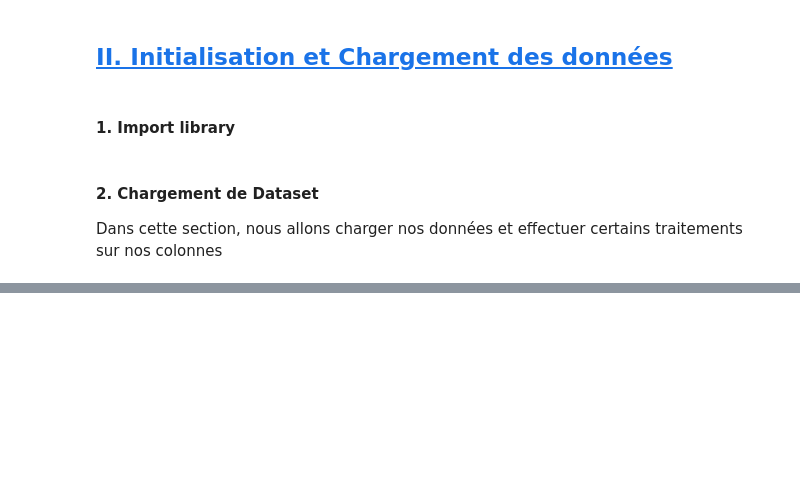
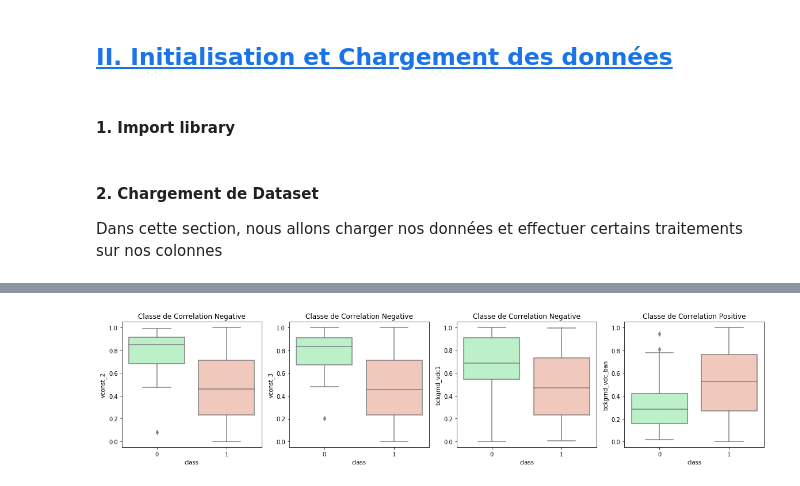
Before and after one commit to karidioulah/Climate-Model-Simulation-Crashes-Prediction, a Jupyter notebook: prediction_simulation_crashes.ipynb, the cells around one changed output, grey strips where cells are left out. Drawn from its saved outputs; the diff is of its cells as text; code cells hidden in the pictures; blank space fills up the shorter version.

Commit message:
Data exploration

```diff
--- a/prediction_simulation_crashes.ipynb
+++ b/prediction_simulation_crashes.ipynb
@@ -56,0 +151,24 @@ dataset.head()
+# %%
+f, axes = plt.subplots(ncols=4, figsize=(20,4))
+colors = ['#B3F9C5', '#f9c5b3']
+# Corrélative négative avec nos classes de prédiction (Plus la valeurs de chacune des variables sera faible, plus la simulation aboutira à un succès)
+sns.boxplot(x="class", y="vconst_2", data=dataset, palette=colors, ax=axes[0])
+axes[0].set_title('Classe de Correlation Negative')
+
+sns.boxplot(x="class", y="vconst_3", data=dataset, palette=colors, ax=axes[1])
+axes[1].set_title('Classe de Correlation Negative')
+
+
+sns.boxplot(x="class", y="bckgrnd_vdc1", data=dataset, palette=colors, ax=axes[2])
+axes[2].set_title('Classe de Correlation Negative')
+
+
+sns.boxplot(x="class", y="bckgrnd_vdc_ban", data=dataset, palette=colors)
+axes[3].set_title('Classe de Correlation Positive')
+
+
+
+
+plt.show()
+# %% [output]
+[figure, added]
```
Also changed, not shown: parts of 18 cells of this notebook.
